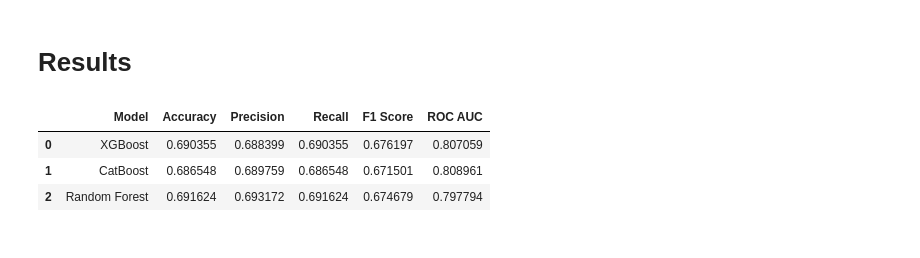
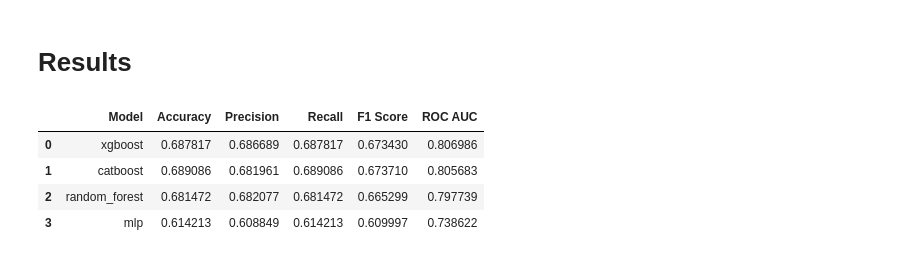
Before and after one commit to NigelLobo/coffee-roast-classifier, a Jupyter notebook: model_comparison.ipynb, the cells around one changed output. Saved outputs shown, nothing was run; the diff lists cells and outputs as text; code cells hidden in the pictures.

```diff
--- a/model_comparison.ipynb
+++ b/model_comparison.ipynb
@@ -54,4 +46,6 @@ train
 # %%
+from sklearn.preprocessing import StandardScaler
+
 # let's define an inherent ordering for ordinal columns
 orderings = [
     ['<18', '18-24', '25-34', '35-44', '45-54', '55-64', '>65'],  # age
@@ -66,9 +60,7 @@ ordinal_columns = [
 
 numeric_columns = [
     'cups', 'expertise',
-    'brew_High_Skill',
-    'brew_Medium_Skill',
-    'brew_Low_Skill',
+
 ]
 
 nominal_columns = [
@@ -78,6 +70,9 @@ nominal_columns = [
     'know_source',
     'value_cafe',
     'gender',
+    'brew_High_Skill',
+    'brew_Medium_Skill',
+    'brew_Low_Skill',
 ]
 
 ordinal_imputer = SimpleImputer(strategy='most_frequent')
@@ -89,10 +84,11 @@ preprocessor = ColumnTransformer([
                       ('encoder', OrdinalEncoder(categories=orderings))]), ordinal_columns),
     ('nom', Pipeline([('imputer', nominal_imputer),
                       ('encoder', OneHotEncoder(handle_unknown='ignore'))]), nominal_columns),
-    ('num', Pipeline([('imputer', numeric_imputer)]), numeric_columns)
+    ('num', Pipeline([('imputer', numeric_imputer), ('scaler', StandardScaler())]), numeric_columns)
 ])
 
 X_encoded = preprocessor.fit_transform(X)
+
 
 feature_names = preprocessor.get_feature_names_out()
 feature_names = [name.replace("ord__", "")
@@ -100,5 +96,20 @@ feature_names = [name.replace("ord__", "")
                  .replace("num__", "")
                  for name in feature_names]
 
+print(f'Features before SelectKBest: {len(feature_names)}')
 label_encoder = LabelEncoder()
 y_encoded = label_encoder.fit_transform(y)
+
+from sklearn.feature_selection import SelectKBest, f_classif
+
+selector = SelectKBest(score_func=f_classif, k=25)
+X_selected = selector.fit_transform(X_encoded, y_encoded)
+
+selected_mask = selector.get_support()
+feature_names_selected = [name for name, keep in zip(feature_names, selected_mask) if keep]
+
+X_encoded = X_selected
+feature_names = feature_names_selected
+print(f'Features after SelectKBest: {len(feature_names)}')
+
+print(feature_names)
@@ -586,22 +717,18 @@ plt.show()
 # Results
 # %%
 model_comparison = pd.DataFrame({
-    'Model': ['XGBoost', 'CatBoost', 'Random Forest'],
-    'Accuracy': [eval_metrics['xgboost']['accuracy'], eval_metrics['catboost']['accuracy'],
-                 eval_metrics['random_forest']['accuracy']],
-    'Precision': [eval_metrics['xgboost']['precision'], eval_metrics['catboost']['precision'],
-                  eval_metrics['random_forest']['precision']],
-    'Recall': [eval_metrics['xgboost']['recall'], eval_metrics['catboost']['recall'],
-               eval_metrics['random_forest']['recall']],
-    'F1 Score': [eval_metrics['xgboost']['f1_score'], eval_metrics['catboost']['f1_score'],
-                 eval_metrics['random_forest']['f1_score']],
-    'ROC AUC': [eval_metrics['xgboost']['roc_auc'], eval_metrics['catboost']['roc_auc'],
-                eval_metrics['random_forest']['roc_auc']],
+    'Model': list(eval_metrics.keys()),
+    'Accuracy': [eval_metrics[m]['accuracy'] for m in eval_metrics],
+    'Precision': [eval_metrics[m]['precision'] for m in eval_metrics],
+    'Recall': [eval_metrics[m]['recall'] for m in eval_metrics],
+    'F1 Score': [eval_metrics[m]['f1_score'] for m in eval_metrics],
+    'ROC AUC': [eval_metrics[m]['roc_auc'] for m in eval_metrics],
 })
 
 display(model_comparison)
 # %% [output]
 |  | Model | Accuracy | Precision | Recall | F1 Score | ROC AUC |
-| 0 | XGBoost | 0.690355 | 0.688399 | 0.690355 | 0.676197 | 0.807059 |
-| 1 | CatBoost | 0.686548 | 0.689759 | 0.686548 | 0.671501 | 0.808961 |
-| 2 | Random Forest | 0.691624 | 0.693172 | 0.691624 | 0.674679 | 0.797794 |
+| 0 | xgboost | 0.687817 | 0.686689 | 0.687817 | 0.673430 | 0.806986 |
+| 1 | catboost | 0.689086 | 0.681961 | 0.689086 | 0.673710 | 0.805683 |
+| 2 | random_forest | 0.681472 | 0.682077 | 0.681472 | 0.665299 | 0.797739 |
+| 3 | mlp | 0.614213 | 0.608849 | 0.614213 | 0.609997 | 0.738622 |
```
Also changed, not shown: parts of 13 cells of this notebook, 1 other file.
